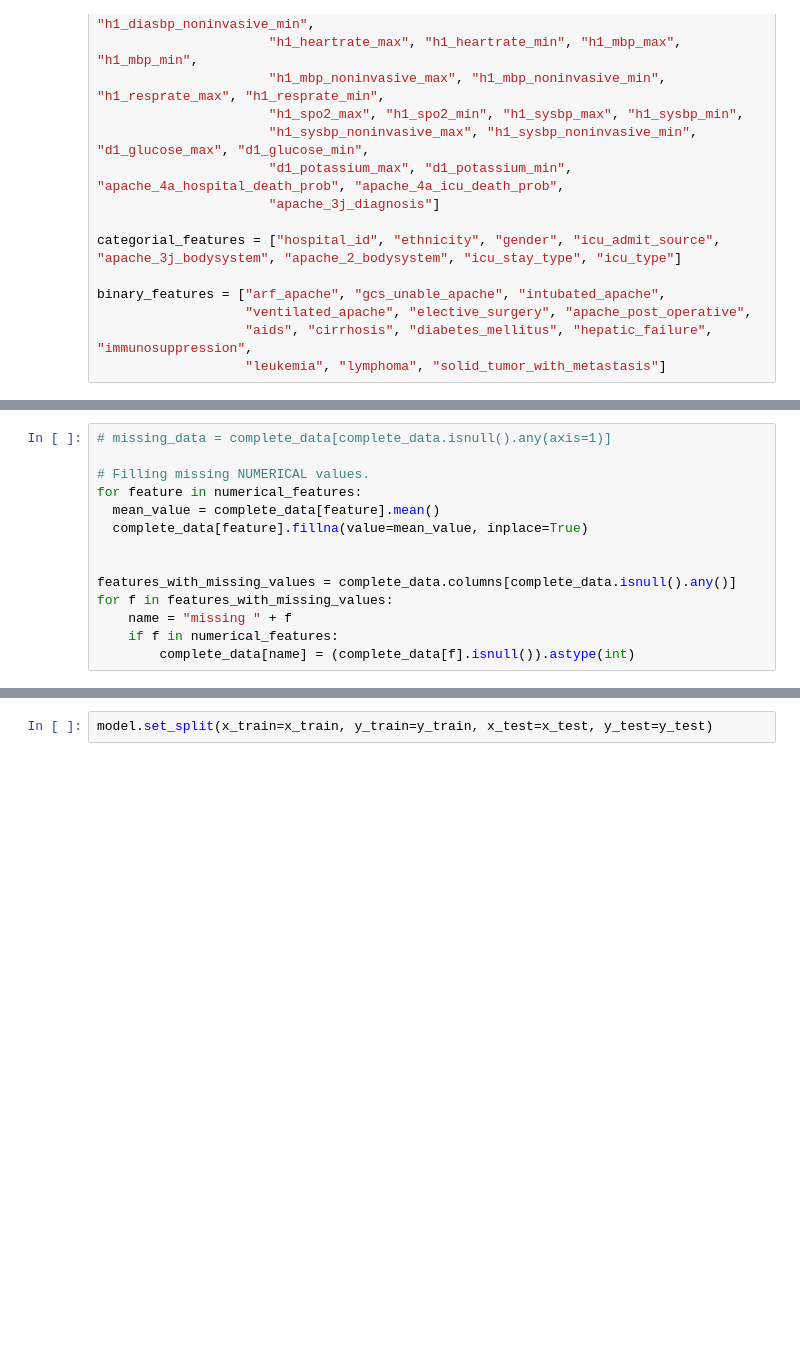
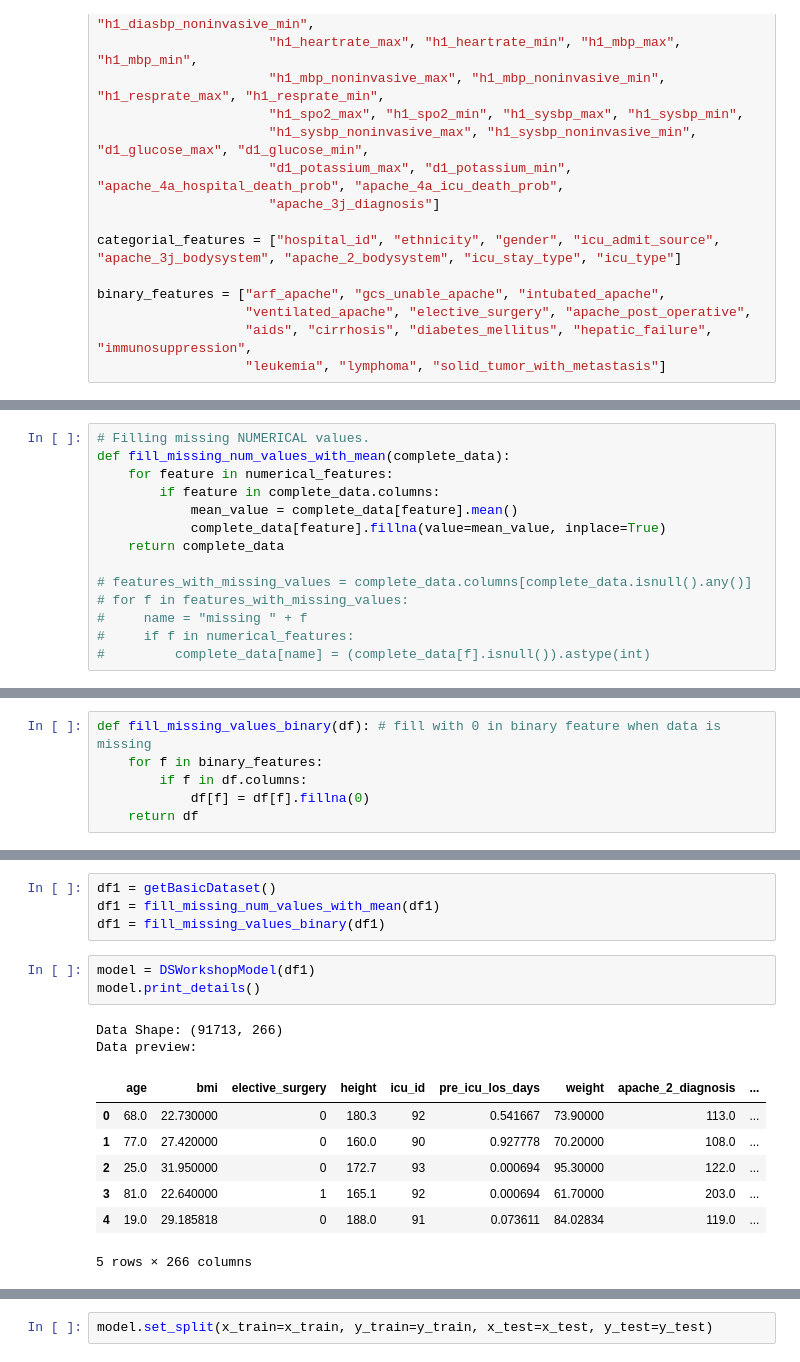
Before and after one commit to EladBil/DS-Squad-Project, a Jupyter notebook: PresentationNotebook.ipynb, the cells around one changed output, grey strips where cells are left out. Saved outputs shown, nothing was run; the diff lists cells and outputs as text; blank space fills up the shorter version.

```diff
--- a/PresentationNotebook.ipynb
+++ b/PresentationNotebook.ipynb
@@ -111,14 +150,14 @@ memory usage: 61.2 MB
 # %%
-# missing_data = complete_data[complete_data.isnull().any(axis=1)]
+# Filling missing NUMERICAL values.
+def fill_missing_num_values_with_mean(complete_data):
+    for feature in numerical_features:
+        if feature in complete_data.columns:
+            mean_value = complete_data[feature].mean()
+            complete_data[feature].fillna(value=mean_value, inplace=True)
+    return complete_data
 
-# Filling missing NUMERICAL values.
-for feature in numerical_features:
-  mean_value = complete_data[feature].mean()
-  complete_data[feature].fillna(value=mean_value, inplace=True)
-
-
-features_with_missing_values = complete_data.columns[complete_data.isnull().any()]
-for f in features_with_missing_values:
-    name = "missing " + f
-    if f in numerical_features:
-        complete_data[name] = (complete_data[f].isnull()).astype(int)
+# features_with_missing_values = complete_data.columns[complete_data.isnull().any()]
+# for f in features_with_missing_values:
+#     name = "missing " + f
+#     if f in numerical_features:
+#         complete_data[name] = (complete_data[f].isnull()).astype(int)
@@ -161,0 +164,6 @@ Data preview:
+# %%
+def fill_missing_values_binary(df): # fill with 0 in binary feature when data is missing
+    for f in binary_features:
+        if f in df.columns:
+            df[f] = df[f].fillna(0)
+    return df
@@ -162,2 +182,19 @@ Data preview:
+# %%
+df1 = getBasicDataset()
+df1 = fill_missing_num_values_with_mean(df1)
+df1 = fill_missing_values_binary(df1)
+# %%
+model = DSWorkshopModel(df1)
+model.print_details()
+# %% [output]
+Data Shape: (91713, 266)
+Data preview:
+|  | age | bmi | elective_surgery | height | icu_id | pre_icu_los_days | weight | apache_2_diagnosis | ... |
+| 0 | 68.0 | 22.730000 | 0 | 180.3 | 92 | 0.541667 | 73.90000 | 113.0 | ... |
+| 1 | 77.0 | 27.420000 | 0 | 160.0 | 90 | 0.927778 | 70.20000 | 108.0 | ... |
+| 2 | 25.0 | 31.950000 | 0 | 172.7 | 93 | 0.000694 | 95.30000 | 122.0 | ... |
+| 3 | 81.0 | 22.640000 | 1 | 165.1 | 92 | 0.000694 | 61.70000 | 203.0 | ... |
+| 4 | 19.0 | 29.185818 | 0 | 188.0 | 91 | 0.073611 | 84.02834 | 119.0 | ... |
+5 rows × 266 columns
 # %%
 # Preparing the data
```
Also changed, not shown: parts of 46 cells of this notebook.
